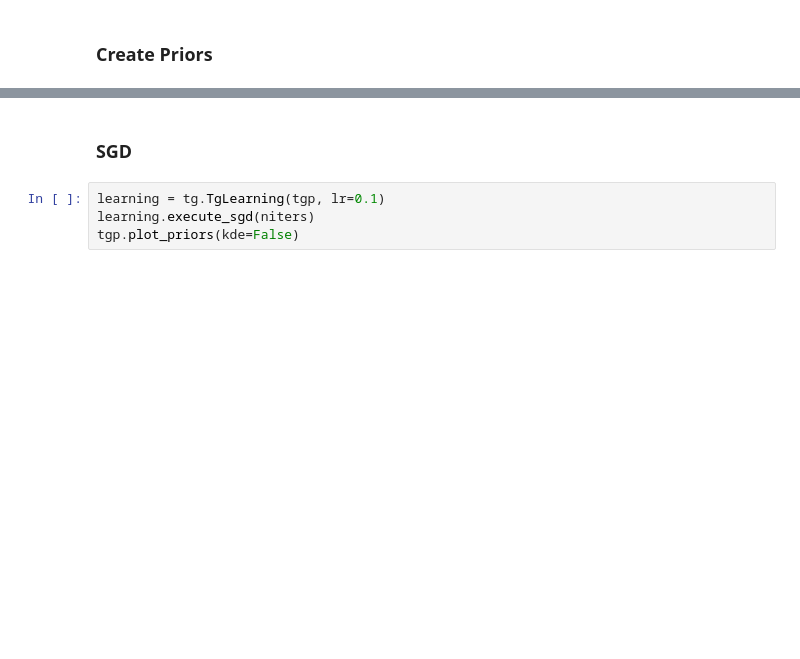
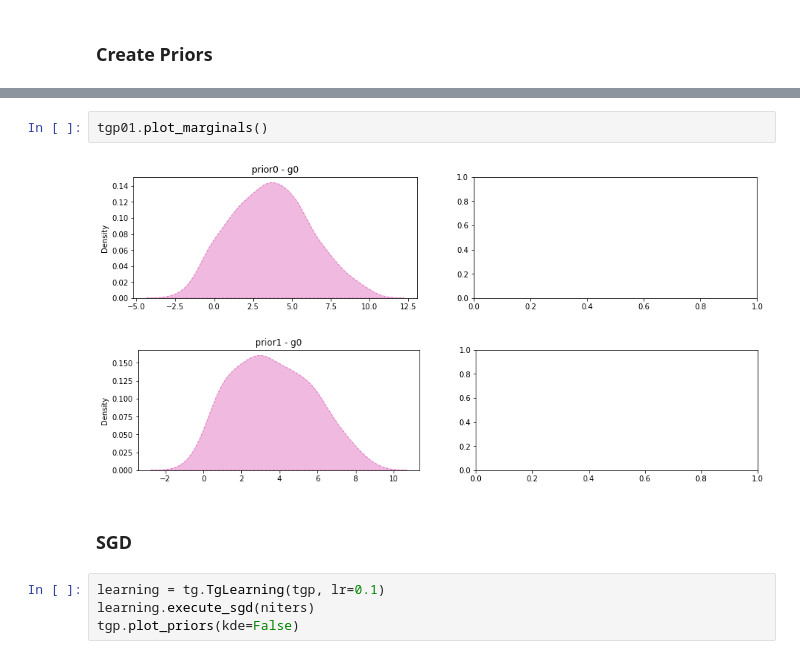
Before and after one commit to griosd/tgpy, a Jupyter notebook: notebooks/1 - SVGD.ipynb, the cells around one changed output, grey strips where cells are left out. Drawn from its saved outputs; the diff is of its cells as text; blank space fills up the shorter version.

```diff
--- a/notebooks/1 - SVGD.ipynb
+++ b/notebooks/1 - SVGD.ipynb
@@ -45,3 +48,8 @@ len(learning01.parameters_list), learning01.parameters_list[0].shape
+# %%
+tgp01.plot_marginals()
+# %% [output]
+[figure, added]
+[figure, added]
 # %% [markdown]
 ### SGD
 # %%
```
Also changed, not shown: parts of 20 cells of this notebook.
